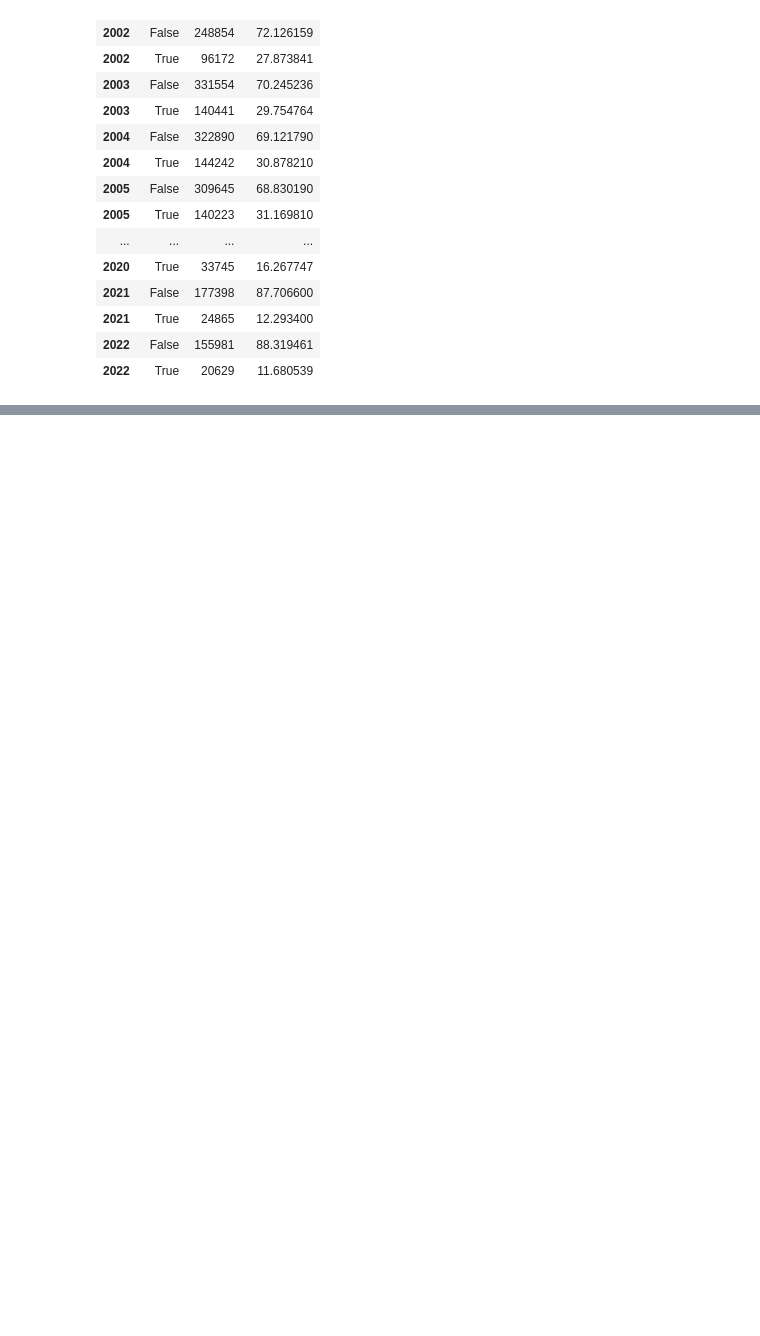
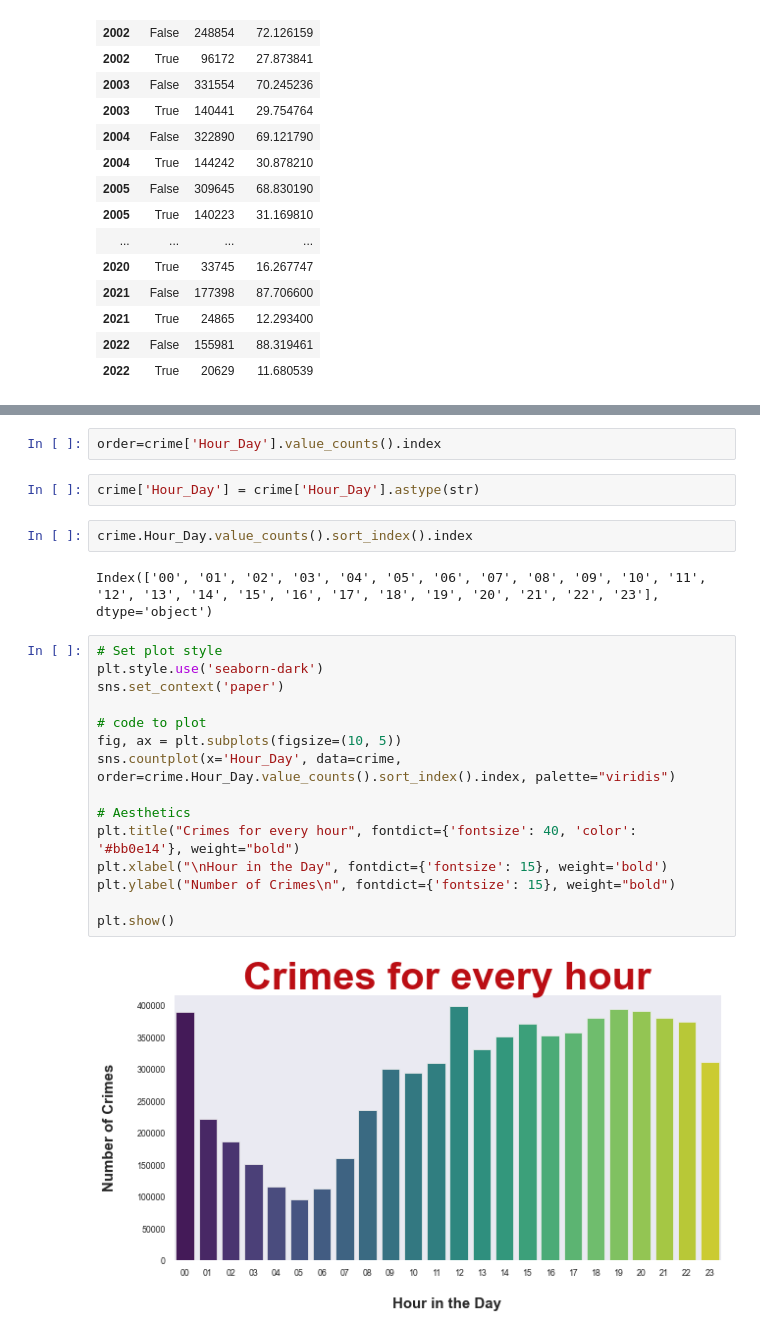
Before and after one commit to Chicago-PD-project/Chicago_Project, a Jupyter notebook: Lindy's_workbook.ipynb, the cells around one changed output, grey strips where cells are left out. Cells and saved outputs as stored; diff of their text form; blank space fills up the shorter version.

```diff
--- a/Lindy's_workbook.ipynb
+++ b/Lindy's_workbook.ipynb
@@ -631,0 +636,25 @@ findfont: Font family ['Agency FB'] not found. Falling back to DejaVu Sans.
+# %%
+order=crime['Hour_Day'].value_counts().index
+# %%
+crime['Hour_Day'] = crime['Hour_Day'].astype(str)
+# %%
+crime.Hour_Day.value_counts().sort_index().index
+# %% [output]
+Index(['00', '01', '02', '03', '04', '05', '06', '07', '08', '09', '10', '11', '12', '13', '14', '15', '16', '17', '18', '19', '20', '21', '22', '23'], dtype='object')
+# %%
+# Set plot style
+plt.style.use('seaborn-dark')
+sns.set_context('paper')
+
+# code to plot
+fig, ax = plt.subplots(figsize=(10, 5))
+sns.countplot(x='Hour_Day', data=crime, order=crime.Hour_Day.value_counts().sort_index().index, palette="viridis")
+
+# Aesthetics
+plt.title("Crimes for every hour", fontdict={'fontsize': 40, 'color': '#bb0e14'}, weight="bold")
+plt.xlabel("\nHour in the Day", fontdict={'fontsize': 15}, weight='bold')
+plt.ylabel("Number of Crimes\n", fontdict={'fontsize': 15}, weight="bold")
+
+plt.show()
+# %% [output]
+[figure, added]
```
Also changed, not shown: parts of 65 cells of this notebook.
